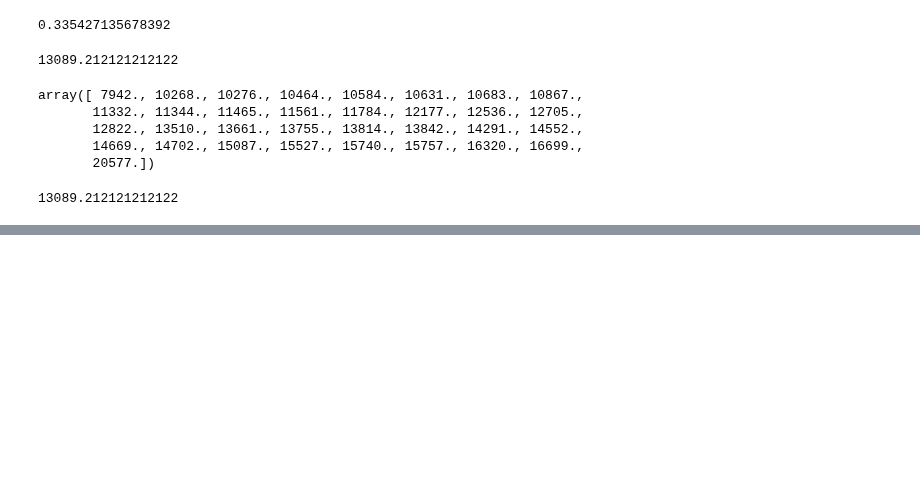
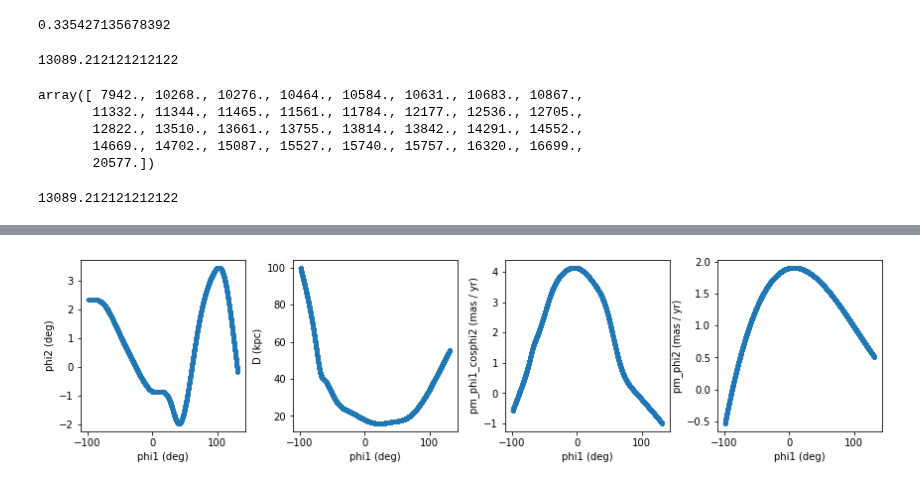
Before and after one commit to jppirest/mw_substructures, a Jupyter notebook: dados/GAIA/HDBSCAN/algomerados_interresados.ipynb, the cells around one changed output, grey strips where cells are left out. Saved outputs shown, nothing was run; the diff lists cells and outputs as text; code cells hidden in the pictures; blank space fills up the shorter version.

```diff
--- a/dados/GAIA/HDBSCAN/algomerados_interresados.ipynb
+++ b/dados/GAIA/HDBSCAN/algomerados_interresados.ipynb
@@ -111,0 +181,5 @@ np.mean(ordenado_distancia[:])
+# %%
+st = 'Orphan-K19'
+galstreams.plot_5D_tracks_subplots_row(mwsts[st].track, frame = mwsts[st].stream_frame, show_ylabels = True) #ac.ICRS
+# %% [output]
+[figure, added]
```
Also changed, not shown: parts of 12 cells of this notebook, 44 other files.
